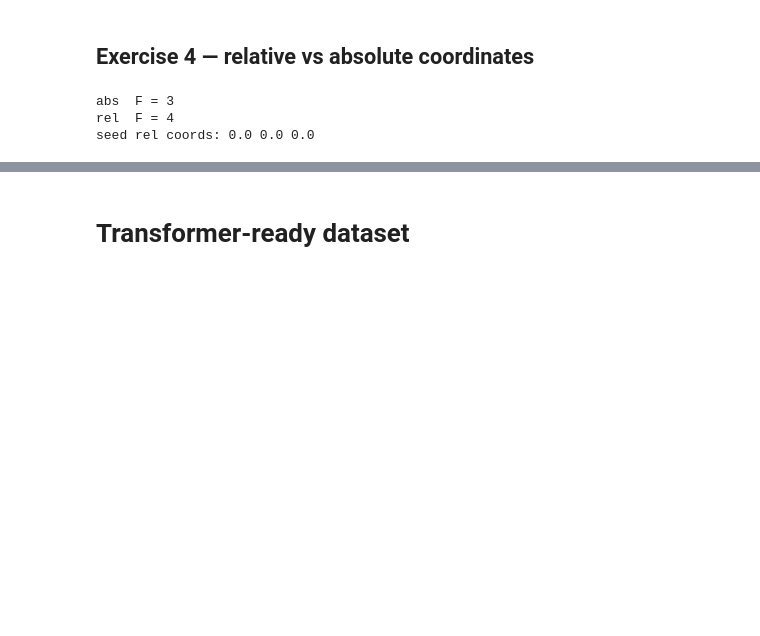
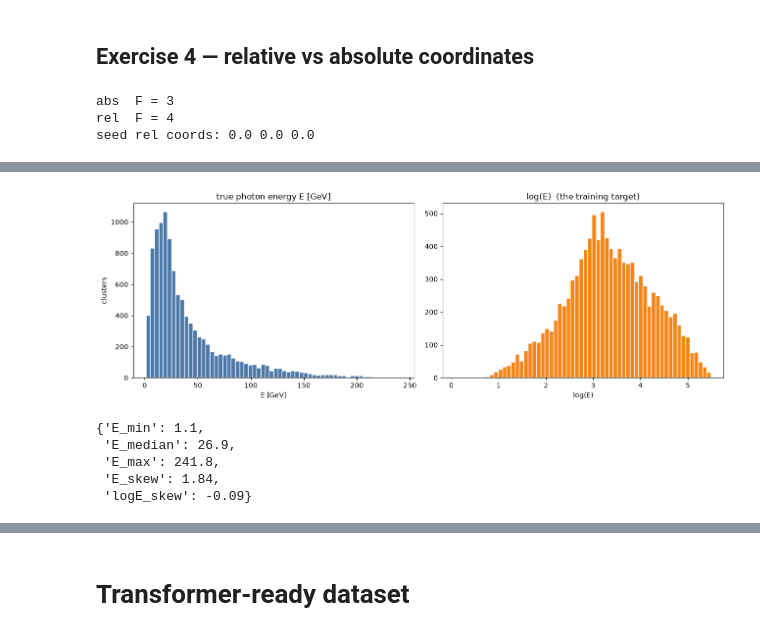
Before and after one commit to Lworakan/GSoC2026-picocal-spacetime-transformer, a Jupyter notebook: notebooks/01_Data understanding _PyTorch tokens.ipynb, the cells around one changed output, grey strips where cells are left out. Cells and saved outputs as stored; diff of their text form; code cells hidden in the pictures; blank space fills up the shorter version.

```diff
--- a/notebooks/01_Data understanding _PyTorch tokens.ipynb
+++ b/notebooks/01_Data understanding _PyTorch tokens.ipynb
@@ -513,0 +551,21 @@ seed rel coords: 0.0 0.0 0.0
+# %%
+import matplotlib.pyplot as plt
+from scipy.stats import skew
+
+fig, ax = plt.subplots(1, 2, figsize=(13, 4.5))
+ax[0].hist(Et, bins=60, color="#4c78a8", edgecolor="white")
+ax[0].set_title("true photon energy E [GeV]"); ax[0].set_xlabel("E [GeV]"); ax[0].set_ylabel("clusters")
+ax[1].hist(yln, bins=60, color="#f58518", edgecolor="white")
+ax[1].set_title("log(E)  (the training target)"); ax[1].set_xlabel("log(E)")
+plt.tight_layout(); plt.show()
+
+{"E_min": round(float(Et.min()), 1), "E_median": round(float(np.median(Et)), 1),
+ "E_max": round(float(Et.max()), 1), "E_skew": round(float(skew(Et)), 2),
+ "logE_skew": round(float(skew(yln)), 2)}
+# %% [output]
+[figure, added]
+{'E_min': 1.1,
+ 'E_median': 26.9,
+ 'E_max': 241.8,
+ 'E_skew': 1.84,
+ 'logE_skew': -0.09}
```
Also changed, not shown: parts of 7 cells of this notebook, 30 other files.
